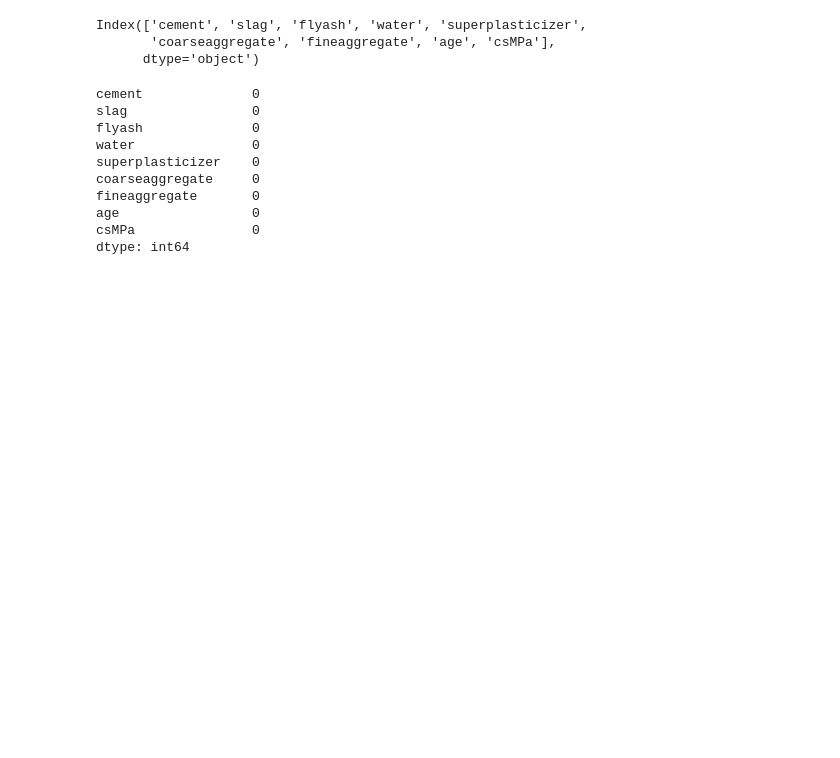
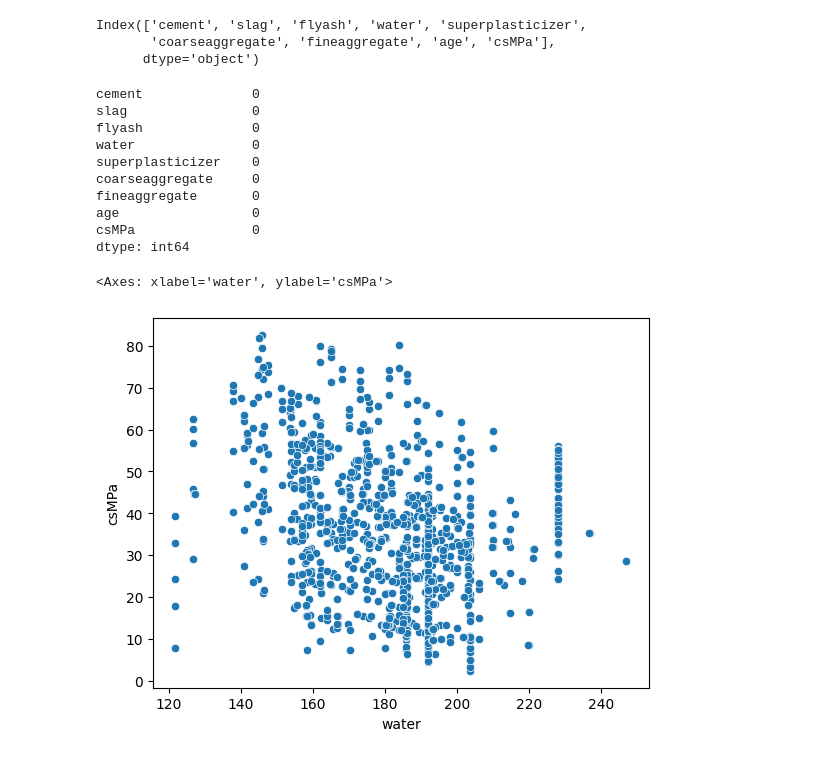
Before and after one commit to Asit-Sengar/Machine_Learning_foundations, a Jupyter notebook: notebooks/100_days_ml/power_transformer.ipynb, the cells around one changed output. Cells and saved outputs as stored; diff of their text form; code cells hidden in the pictures; blank space fills up the shorter version.

```diff
--- a/notebooks/100_days_ml/power_transformer.ipynb
+++ b/notebooks/100_days_ml/power_transformer.ipynb
@@ -50,3 +53,9 @@ x = df.iloc[:,:8]
 y = df["csMPa"]
 # %%
 X_train , X_test , Y_train , Y_test  = train_test_split(x,y,test_size =0.3, random_state = 42)#splitting the data
+# %%
+#now i will plot scatter plot for linear regression
+sns.scatterplot(x = df["water"] , y = df["csMPa"])
+# %% [output]
+<Axes: xlabel='water', ylabel='csMPa'>
+[figure, added]
```
Also changed, not shown: parts of 9 cells of this notebook.
